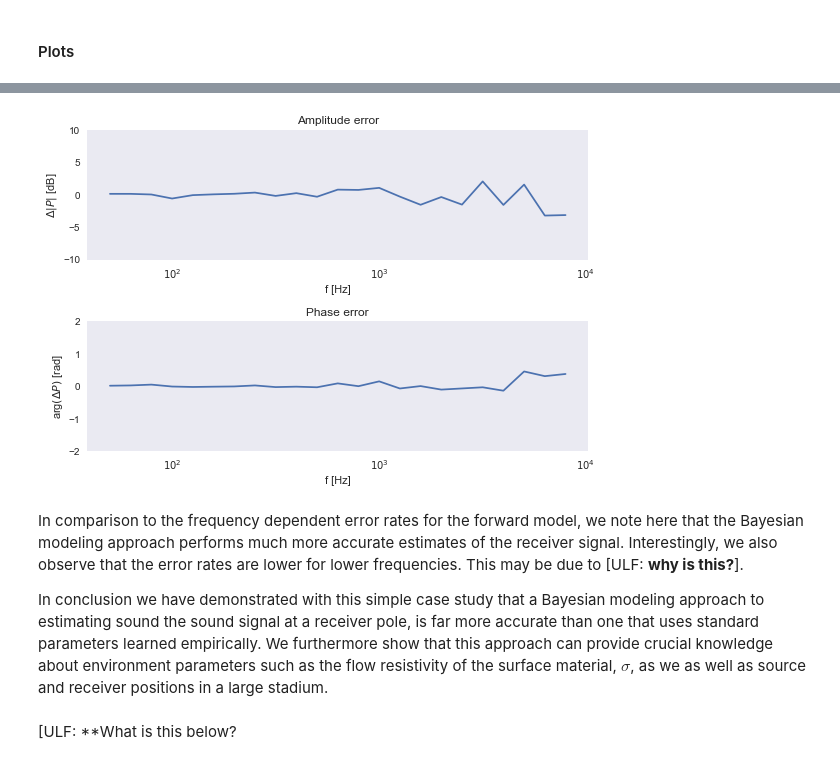
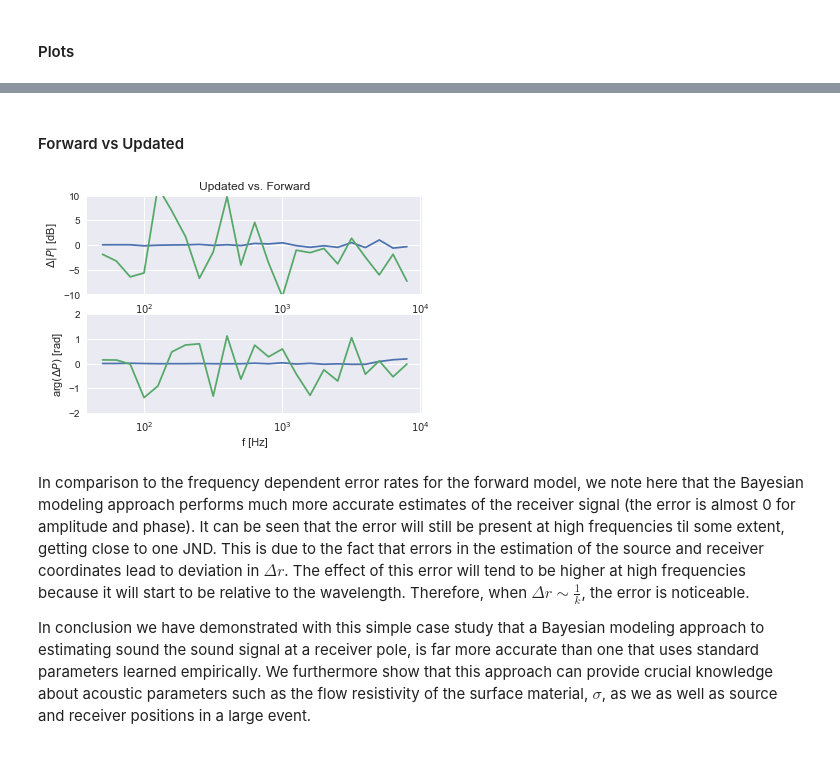
Before and after one commit to ulfaslak/bayesian_data_analysis_2017_project, a Jupyter notebook: acoustic/Plane_Wave_ulf.ipynb, the cells around one changed output, grey strips where cells are left out. Drawn from its saved outputs; the diff is of its cells as text; code cells hidden in the pictures.

Commit message:
New version, with two SNR cases.

```diff
--- a/acoustic/Plane_Wave_ulf.ipynb
+++ b/acoustic/Plane_Wave_ulf.ipynb
@@ -499,50 +490,44 @@ plt.show()
+# %% [markdown]
+#### Forward vs Updated
 # %%
 # Measured data with errors (Synthetic data)
 
-si_map = [s_post_map[0], -s_post_map[1]]
+si_map = [s_post_median[0],-s_post_median[1]]
+## Inferred Results
+r1_map = np.linalg.norm(np.subtract(s_post_median,r_post_median))
+r2_map = np.linalg.norm(np.subtract(si_map,r_post_median))
+c_map = 20.05*np.sqrt(273.15+T_post_median)
+k_map = 2*math.pi*f/c_map
+Zs = (1+5.51*(1000*f/sigma_median)**(-0.632)-8.42j*(1000*f/sigma_median)**(-0.632))
+alpha_map = math.pi/2-np.arccos(np.abs(r_post_median[0]-s_post_median[0])/r2_map)
+Rp_map = (Zs*np.cos(alpha_map)-1)/(Zs*np.cos(alpha_map)+1)
+## Signal and source responses
+Dr_map=r2_map-r1_map
+pt_updated= (H1+Rp_map*H2*r1_map/r2_map*np.exp(1j*k_map*Dr_map))
 
-# Inferred Results
-r1_map = np.linalg.norm(np.subtract(s_post_map, r_post_map))
-r2_map = np.linalg.norm(np.subtract(si_map, r_post_map))
-c_map = 20.05 * np.sqrt(273.15 + T_map)
-k_map = 2 * math.pi * f / c_map
-Zs = (1 + 5.51 * (1000 * f / sigma_map)**(-0.632) - 8.42j * (1000 * f / sigma_map)**(-0.632))
-alpha_map = math.pi / 2 - math.acos(np.abs(r_post_map[0] - s_post_map[0]) / r2_map)
-Rp_map = (Zs * np.cos(alpha_map) - 1) / (Zs * np.cos(alpha_map) + 1)
-
-# Signal and source responses
-Dr_map = r2_map - r1_map
-pt_forward = (H1 + Rp_map * H2 * r1_map / r2_map * np.exp(1j * k_map * Dr_map))
-
-# Plot
 plt.figure()
-
-plt.subplot(2, 1, 1)
-plt.title("Amplitude error")
-p_diff = pt_clean / pt_forward
-plt.plot(f, 20 * np.log10(abs(p_diff)))
+plt.subplot(2,1,1)
+plt.title('Updated vs. Forward')
+p_diff = pt_clean/pt_updated
+p_diff_forward = pt_clean/pt_forward
+plt.plot(f,20*np.log10(abs(p_diff)))
+plt.plot(f,20*np.log10(abs(p_diff_forward)))
 plt.xscale('log')
 plt.xlabel('f [Hz]')
 plt.ylabel(r'$\Delta |P|$ [dB]')
-plt.ylim(-10, 10)
-plt.grid()
+plt.ylim(-10,10)
 
-plt.subplot(2, 1, 2)
-plt.title("Phase error")
-plt.plot(f, np.angle(p_diff))
+plt.subplot(2,1,2)
+plt.plot(f,np.angle(p_diff))
+plt.plot(f,np.angle(p_diff_forward))
 plt.xscale('log')
 plt.xlabel('f [Hz]')
 plt.ylabel(r'arg$(\Delta P)$ [rad]')
-plt.grid()
-plt.ylim(-2, 2)
-
-plt.tight_layout()
+plt.ylim(-2,2)
 plt.show()
 # %% [output]
-[figure, old version]
+[figure, new version]
 # %% [markdown]
-In comparison to the frequency dependent error rates for the forward model, we note here that the Bayesian modeling approach performs much more accurate estimates of the receiver signal. Interestingly, we also observe that the error rates are lower for lower frequencies. This may be due to [ULF: **why is this?**].
+In comparison to the frequency dependent error rates for the forward model, we note here that the Bayesian modeling approach performs much more accurate estimates of the receiver signal (the error is almost 0 for amplitude and phase). It can be seen that the error will still be present at high frequencies til some extent, getting close to one JND. This is due to the fact that errors in the estimation of the source and receiver coordinates lead to deviation in $\Delta r$. The effect of this error will tend to be higher at high frequencies because it will start to be relative to the wavelength. Therefore, when $\Delta r\sim \frac{1}{k}$, the error is noticeable.
 
-In conclusion we have demonstrated with this simple case study that a Bayesian modeling approach to estimating sound the sound signal at a receiver pole, is far more accurate than one that uses standard parameters learned empirically. We furthermore show that this approach can provide crucial knowledge about environment parameters such as the flow resistivity of the surface material, $\sigma$, as we as well as source and receiver positions in a large stadium.
+In conclusion we have demonstrated with this simple case study that a Bayesian modeling approach to estimating sound the sound signal at a receiver pole, is far more accurate than one that uses standard parameters learned empirically. We furthermore show that this approach can provide crucial knowledge about acoustic parameters such as the flow resistivity of the surface material, $\sigma$, as we as well as source and receiver positions in a large event.
-# %% [markdown]
-[ULF: **What is this below?
```
Also changed, not shown: parts of 40 cells of this notebook.
